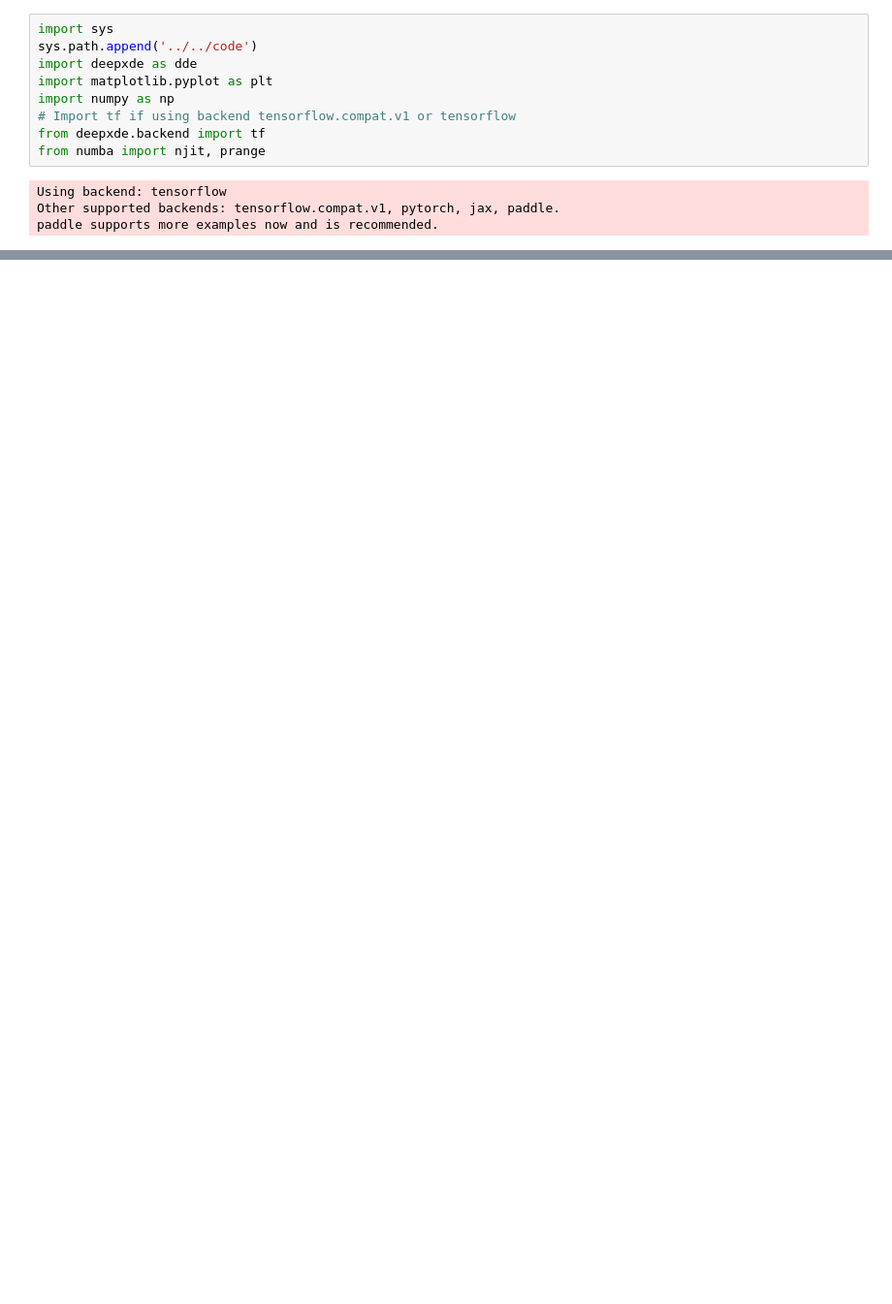
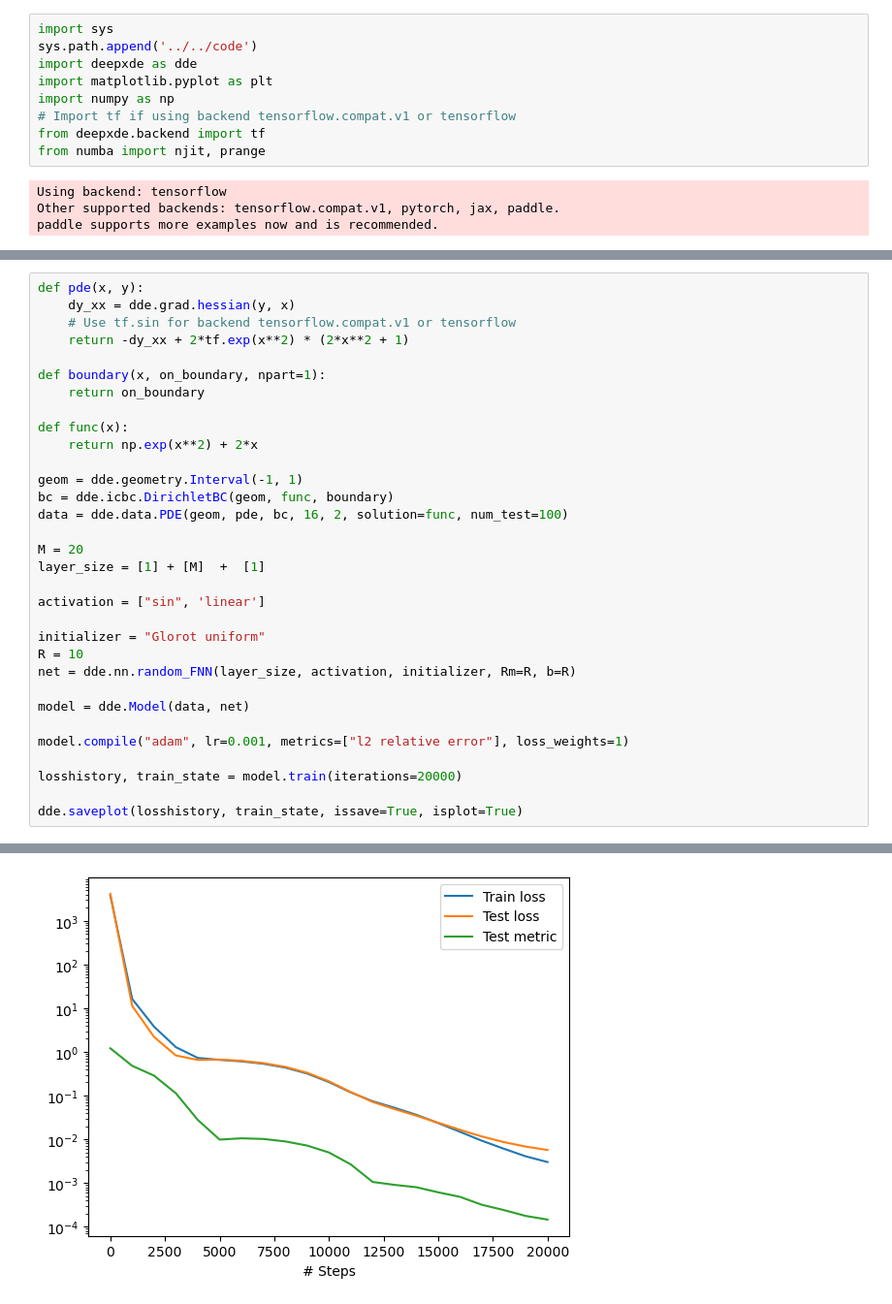
Before and after one commit to ZIB012/pacs, a Jupyter notebook: code/my_ex/1D.ipynb, the cells around one changed output, grey strips where cells are left out. Shown at 97% size. Saved outputs shown, nothing was run; the diff lists cells and outputs as text; blank space fills up the shorter version.

```diff
--- a/code/my_ex/1D.ipynb
+++ b/code/my_ex/1D.ipynb
@@ -115,0 +120,33 @@ plt.show()
+# %%
+def pde(x, y):
+    dy_xx = dde.grad.hessian(y, x)
+    # Use tf.sin for backend tensorflow.compat.v1 or tensorflow
+    return -dy_xx + 2*tf.exp(x**2) * (2*x**2 + 1)
+
+def boundary(x, on_boundary, npart=1):
+    return on_boundary
+
+def func(x):
+    return np.exp(x**2) + 2*x
+
+geom = dde.geometry.Interval(-1, 1)
+bc = dde.icbc.DirichletBC(geom, func, boundary)
+data = dde.data.PDE(geom, pde, bc, 16, 2, solution=func, num_test=100)
+
+M = 20
+layer_size = [1] + [M]  +  [1]
+
+activation = ["sin", 'linear']
+
+initializer = "Glorot uniform"
+R = 10
+net = dde.nn.random_FNN(layer_size, activation, initializer, Rm=R, b=R)
+
+model = dde.Model(data, net)
+
+model.compile("adam", lr=0.001, metrics=["l2 relative error"], loss_weights=1)
+
+losshistory, train_state = model.train(iterations=20000)
+
+dde.saveplot(losshistory, train_state, issave=True, isplot=True)
+# %% [output]
@@ -115,0 +170 @@ plt.show()
+[figure, added]
```
Also changed, not shown: parts of 15 cells of this notebook, 7 other files.
